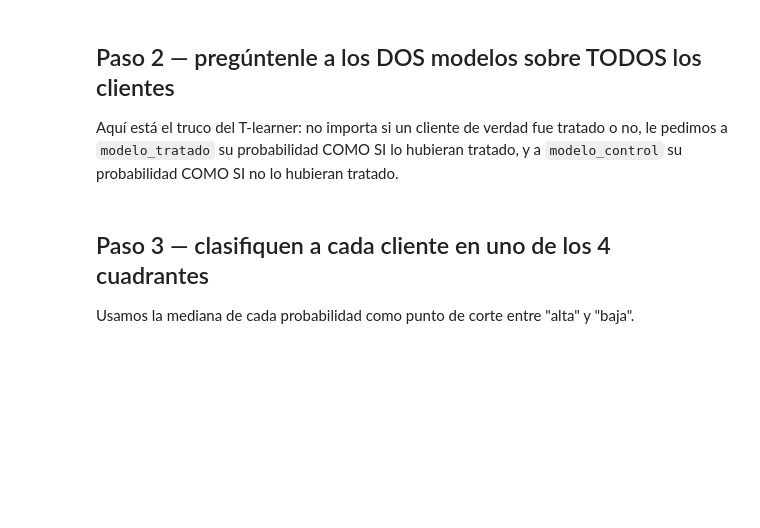
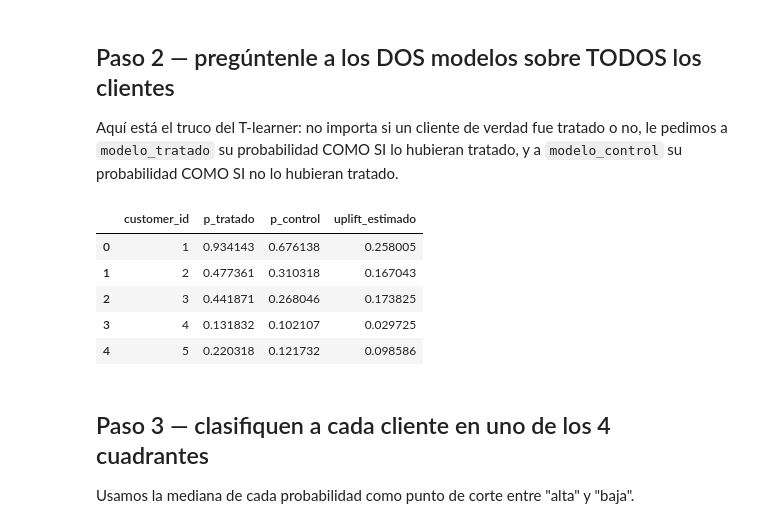
Before and after one commit to alvaradodiegom/marketing-analytics-diego-alvarado, a Jupyter notebook: Semana_3/breakout_3.ipynb, the cells around one changed output. Cells and saved outputs as stored; diff of their text form; code cells hidden in the pictures; blank space fills up the shorter version.

```diff
--- a/Semana_3/breakout_3.ipynb
+++ b/Semana_3/breakout_3.ipynb
@@ -45,3 +56,22 @@ control.head()
 # TODO: entrenen los dos modelos del T-learner.
 # modelo_tratado   se entrena SOLO con las filas de "tratados" (X=FEATURES, y=responded_90d)
 # modelo_control  se entrena SOLO con las filas de "control"
+
+
+
+from sklearn.linear_model import LogisticRegression
+
+# Features y target
+X_tratados = tratados[FEATURES]
+y_tratados = tratados["responded_90d"]
+
+X_control = control[FEATURES]
+y_control = control["responded_90d"]
+
+#  Modelo para tratados
+modelo_tratado = LogisticRegression().fit(X_tratados, y_tratados)
+
+#  Modelo para control
+modelo_control = LogisticRegression().fit(X_control, y_control)
+
+print("Modelos entrenados correctamente.")
@@ -54,9 +86,41 @@ probabilidad COMO SI no lo hubieran tratado.
 # %%
 X_todos = df[FEATURES]
 
 # TODO: calculen p_tratado (probabilidad de responder según modelo_tratado) y
 # p_control (probabilidad de responder según modelo_control) para TODOS los clientes.
 # Pista: modelo.predict_proba(X_todos)[:, 1] les da la probabilidad de la clase 1.
+
+
+# Features de TODOS los clientes
+X_todos = df[FEATURES]
+
+# Probabilidad de responder según modelo_tratado
+p_tratado = modelo_tratado.predict_proba(X_todos)[:, 1]
+
+# Probabilidad de responder según modelo_control
+p_control = modelo_control.predict_proba(X_todos)[:, 1]
+
+# Guardamos en el DataFrame
+df["p_tratado"] = p_tratado
+df["p_control"] = p_control
+
+# Calculamos uplift
+df["uplift_estimado"] = df["p_tratado"] - df["p_control"]
+
+# Vista rápida
+df[["customer_id","p_tratado","p_control","uplift_estimado"]].head()
+
+
+#p_tratado → probabilidad estimada de compra si el cliente recibe tratamiento.
+#p_control → probabilidad estimada de compra si el cliente no recibe tratamiento.
+#uplift → diferencia entre ambas → el efecto incremental esperado de la campaña en cada cliente.
+# %% [output]
+|  | customer_id | p_tratado | p_control | uplift_estimado |
+| 0 | 1 | 0.934143 | 0.676138 | 0.258005 |
+| 1 | 2 | 0.477361 | 0.310318 | 0.167043 |
+| 2 | 3 | 0.441871 | 0.268046 | 0.173825 |
+| 3 | 4 | 0.131832 | 0.102107 | 0.029725 |
+| 4 | 5 | 0.220318 | 0.121732 | 0.098586 |
 # %% [markdown]
 ## Paso 3 — clasifiquen a cada cliente en uno de los 4 cuadrantes
 
```
Also changed, not shown: parts of 9 cells of this notebook.
